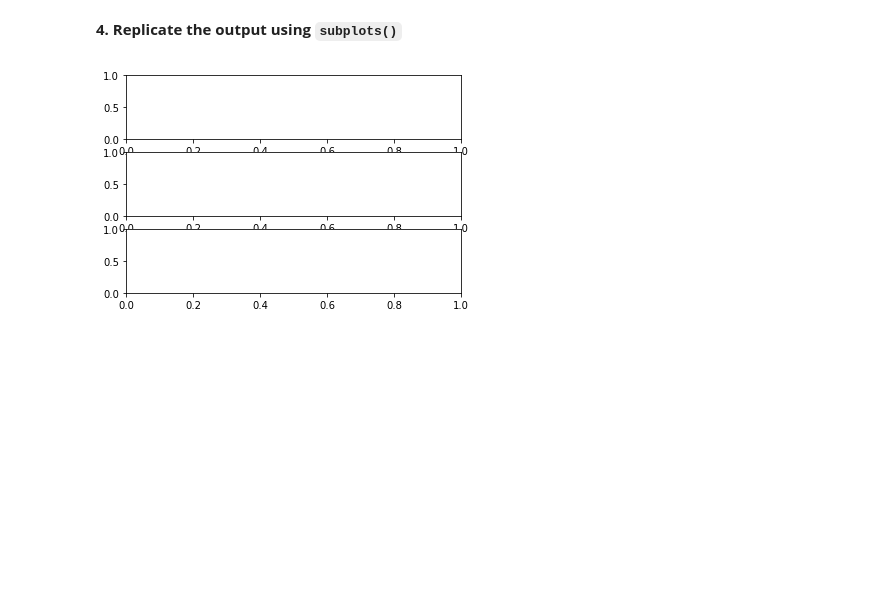
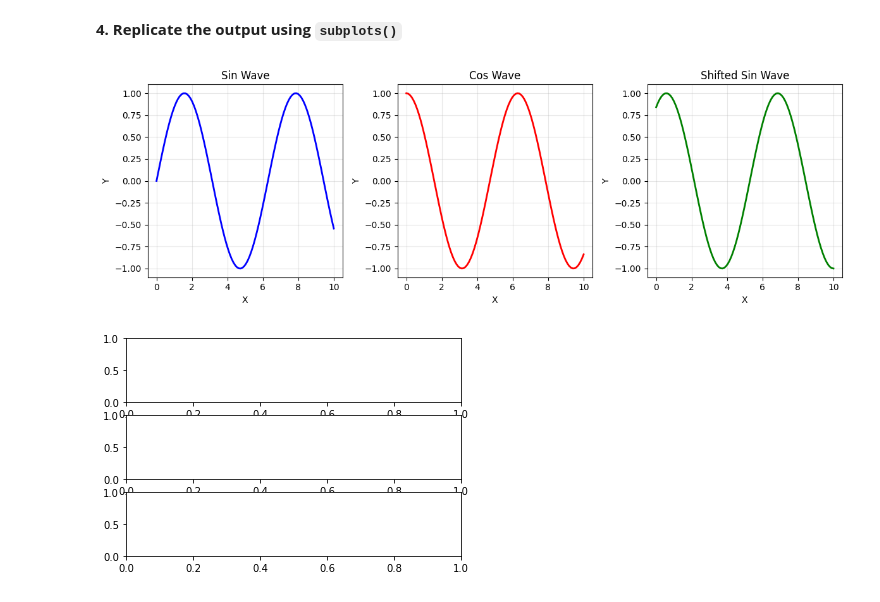
Before and after one commit to Ridzzz0Alam/Data_Science, a Jupyter notebook: Assignment_on_Module_8.ipynb, the cells around one changed output. Saved outputs shown, nothing was run; the diff lists cells and outputs as text; code cells hidden in the pictures; blank space fills up the shorter version.

```diff
--- a/Assignment_on_Module_8.ipynb
+++ b/Assignment_on_Module_8.ipynb
@@ -58,3 +119,33 @@ Match the output below:
+# %%
+fig, axes = plt.subplots(nrows=1, ncols=3, figsize=(12, 4))
+
+x_fine = np.linspace(0, 10, 100)
+y_sin = np.sin(x_fine)
+y_cos = np.cos(x_fine)
+y_sin_shifted = np.sin(x_fine + 1)
+
+axes[0].plot(x_fine, y_sin, 'b-', linewidth=2)
+axes[0].set_title('Sin Wave')
+axes[0].set_xlabel('X')
+axes[0].set_ylabel('Y')
+axes[0].grid(True, alpha=0.3)
+
+axes[1].plot(x_fine, y_cos, 'r-', linewidth=2)
+axes[1].set_title('Cos Wave')
+axes[1].set_xlabel('X')
+axes[1].set_ylabel('Y')
+axes[1].grid(True, alpha=0.3)
+
+axes[2].plot(x_fine, y_sin_shifted, 'g-', linewidth=2)
+axes[2].set_title('Shifted Sin Wave')
+axes[2].set_xlabel('X')
+axes[2].set_ylabel('Y')
+axes[2].grid(True, alpha=0.3)
+
+plt.tight_layout()
+plt.show()
+# %% [output]
+[figure, added]
 # %% [markdown]
 ![image.png](embedded-picture-1)
 # %% [markdown]
```
Also changed, not shown: parts of 12 cells of this notebook.
